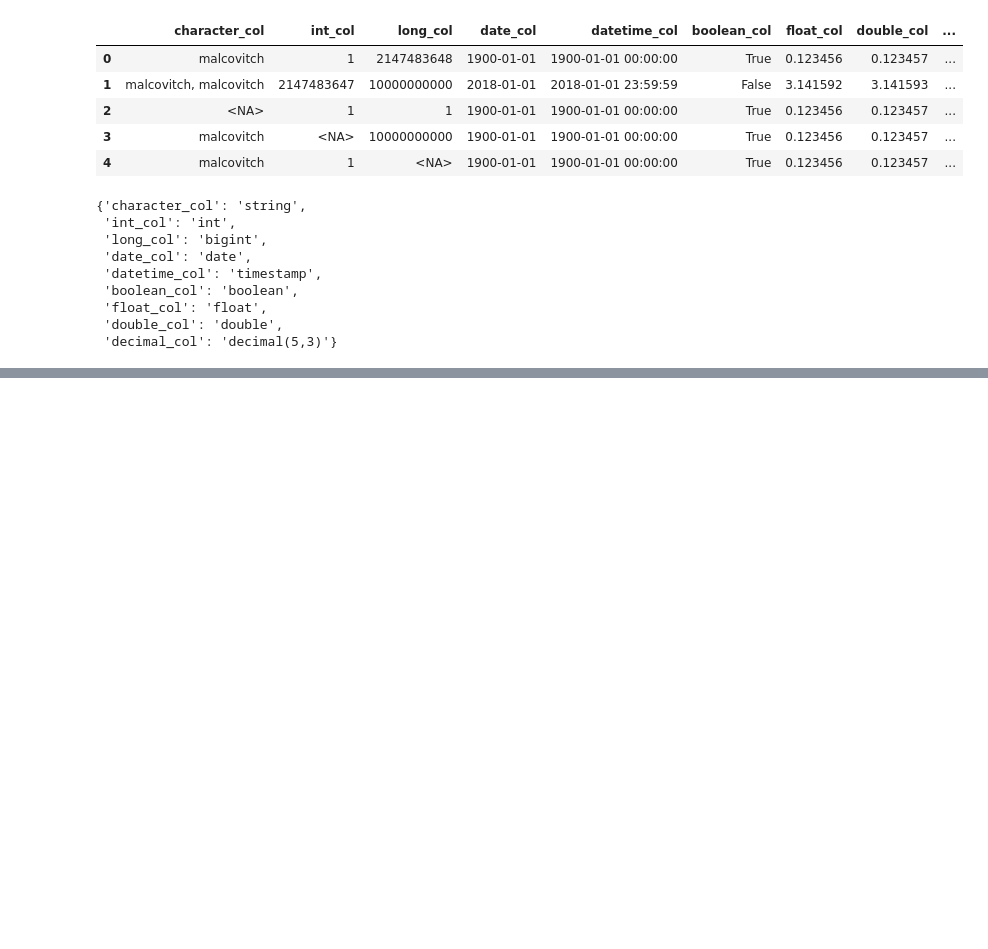
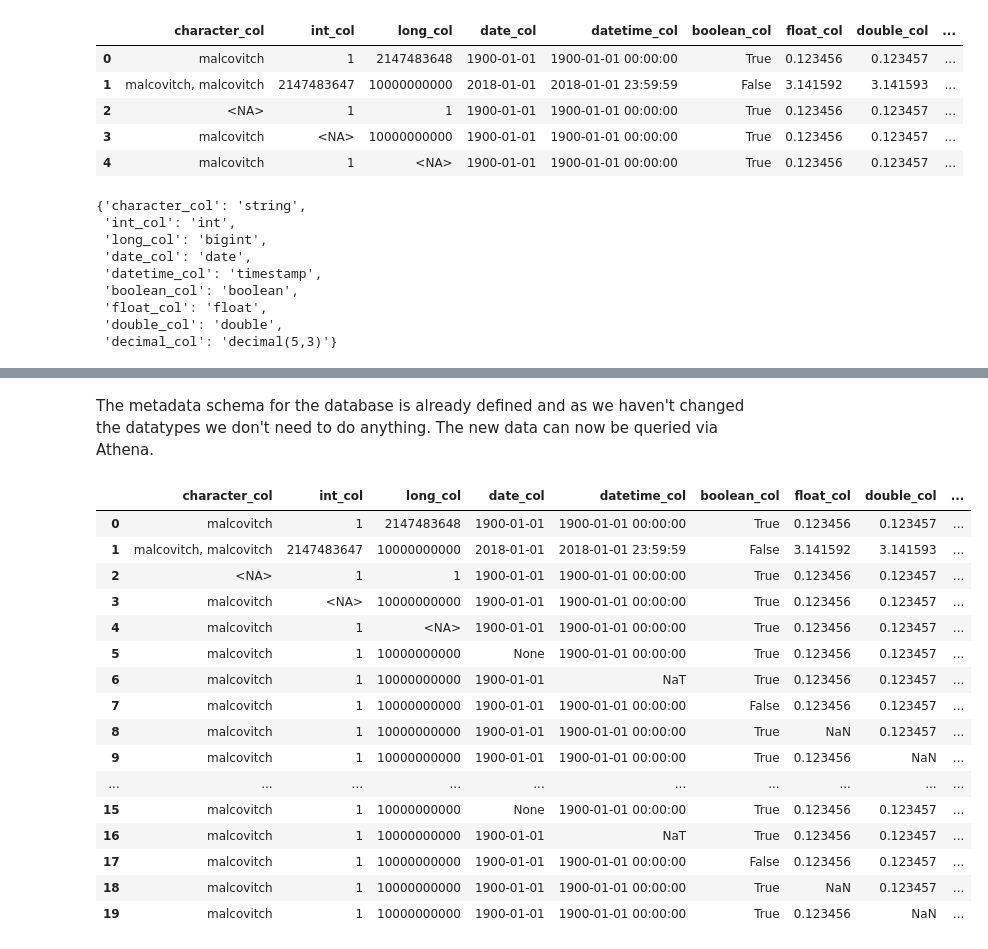
Before and after one commit to moj-analytical-services/mojap-aws-tools-demo, a Jupyter notebook: data_conformance_and_dbs.ipynb, the cells around one changed output, grey strips where cells are left out. Drawn from its saved outputs; the diff is of its cells as text; code cells hidden in the pictures; blank space fills up the shorter version.

```diff
--- a/data_conformance_and_dbs.ipynb
+++ b/data_conformance_and_dbs.ipynb
@@ -96,20 +98,9 @@ Generate an arrow schema from our metadata (TODO) and then use that to ensure co
 # %%
 init_data_s3_path = os.path.join(bucketname, foldername, "init-data.csv")
 
-# TODO WRITE CONVERTER TO ARROW SCHEMA FOR MOJAP-METADATA
-arrow_schema = pa.schema([
-    ("character_col", pa.string()),
-    ("int_col", pa.int32()),
-    ("long_col", pa.int64()),
-    ("date_col", pa.date64()),
-    ("datetime_col", pa.timestamp("s")),
-    ("boolean_col", pa.bool_()),
-    ("float_col", pa.float32()),
-    ("double_col", pa.float64()),
-#     ("decimal_col", pa.decimal128(5, 3)), # Note Arrow doesn't support this needs to be accounted for in arrow_pd_parser
-#     (although perhaps this error is correct)
-    ("decimal_col", pa.float64()),
-])
+# Use the Arrow Converter to get a pyarrow schema
+ac = ArrowConverter()
+arrow_schema = ac.generate_from_meta(meta)
 
 # Read the data in from S3 this time
 s3 = fs.S3FileSystem(region='eu-west-1')
@@ -496,19 +487,6 @@ full_table_path = f"s3://{database_path}/{meta.name}/{meta.name}.snappy.parquet"
 # %% [markdown]
 So now instead of writing to S3 using wrangler we are going to use arrow instead. This allows us to be super specific about our metadata conformance which is why we are all here.
 # %%
-# TODO WRITE CONVERTER TO ARROW SCHEMA FOR MOJAP-METADATA
-arrow_schema = pa.schema([
-    ("character_col", pa.string()),
-    ("int_col", pa.int32()),
-    ("long_col", pa.int64()),
-    ("date_col", pa.date64()),
-    ("datetime_col", pa.timestamp("s")),
-    ("boolean_col", pa.bool_()),
-    ("float_col", pa.float32()),
-    ("double_col", pa.float64()),
-    ("decimal_col", pa.decimal128(5, 3)),
-])
-
 # Convert the dataframe to an arrow table and then cast to our specific metadata then write to S3
 table = pa.Table.from_pandas(df)
 table = table.cast(arrow_schema)
@@ -542,0 +525,31 @@ wr.catalog.get_table_types(database=db_name, table=meta.name)
+# %%
+# So our new data is jsonl
+# # We could just read it directly input pandas but we don't actually need to we can
+# # just go jsonl -> arrow -> parquet still ensuring metadata conformance
+arrow_table = pa_read_json("data/init-data.jsonl", schema=arrow_schema)
+new_data_s3_path = f"{database_path}/{meta.name}/{meta.name}_new.snappy.parquet"
+
+with s3.open_output_stream(new_data_s3_path) as f:
+    pq.write_table(arrow_table, f)
+# %% [markdown]
+The metadata schema for the database is already defined and as we haven't changed the datatypes we don't need to do anything. The new data can now be queried via Athena.
+# %%
+wr.athena.read_sql_query(f"SELECT * FROM {db_name}.{meta.name}", database=db_name, ctas_approach=False).head(20)
+# %% [output]
+|  | character_col | int_col | long_col | date_col | datetime_col | boolean_col | float_col | double_col | ... |
+| 0 | malcovitch | 1 | 2147483648 | 1900-01-01 | 1900-01-01 00:00:00 | True | 0.123456 | 0.123457 | ... |
+| 1 | malcovitch, malcovitch | 2147483647 | 10000000000 | 2018-01-01 | 2018-01-01 23:59:59 | False | 3.141592 | 3.141593 | ... |
+| 2 | <NA> | 1 | 1 | 1900-01-01 | 1900-01-01 00:00:00 | True | 0.123456 | 0.123457 | ... |
+| 3 | malcovitch | <NA> | 10000000000 | 1900-01-01 | 1900-01-01 00:00:00 | True | 0.123456 | 0.123457 | ... |
+| 4 | malcovitch | 1 | <NA> | 1900-01-01 | 1900-01-01 00:00:00 | True | 0.123456 | 0.123457 | ... |
+| 5 | malcovitch | 1 | 10000000000 | None | 1900-01-01 00:00:00 | True | 0.123456 | 0.123457 | ... |
+| 6 | malcovitch | 1 | 10000000000 | 1900-01-01 | NaT | True | 0.123456 | 0.123457 | ... |
+| 7 | malcovitch | 1 | 10000000000 | 1900-01-01 | 1900-01-01 00:00:00 | False | 0.123456 | 0.123457 | ... |
+| 8 | malcovitch | 1 | 10000000000 | 1900-01-01 | 1900-01-01 00:00:00 | True | NaN | 0.123457 | ... |
+| 9 | malcovitch | 1 | 10000000000 | 1900-01-01 | 1900-01-01 00:00:00 | True | 0.123456 | NaN | ... |
+| ... | ... | ... | ... | ... | ... | ... | ... | ... | ... |
+| 15 | malcovitch | 1 | 10000000000 | None | 1900-01-01 00:00:00 | True | 0.123456 | 0.123457 | ... |
+| 16 | malcovitch | 1 | 10000000000 | 1900-01-01 | NaT | True | 0.123456 | 0.123457 | ... |
+| 17 | malcovitch | 1 | 10000000000 | 1900-01-01 | 1900-01-01 00:00:00 | False | 0.123456 | 0.123457 | ... |
+| 18 | malcovitch | 1 | 10000000000 | 1900-01-01 | 1900-01-01 00:00:00 | True | NaN | 0.123457 | ... |
+| 19 | malcovitch | 1 | 10000000000 | 1900-01-01 | 1900-01-01 00:00:00 | True | 0.123456 | NaN | ... |
```
Also changed, not shown: parts of 5 cells of this notebook, 3 other files.
